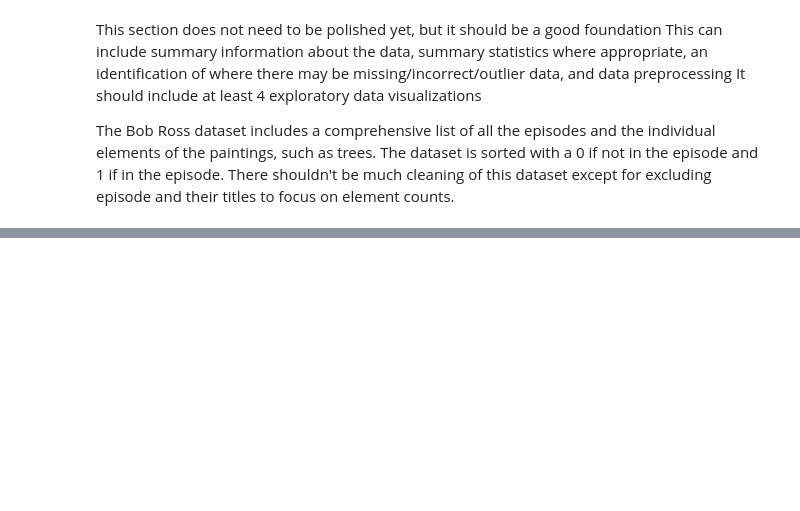
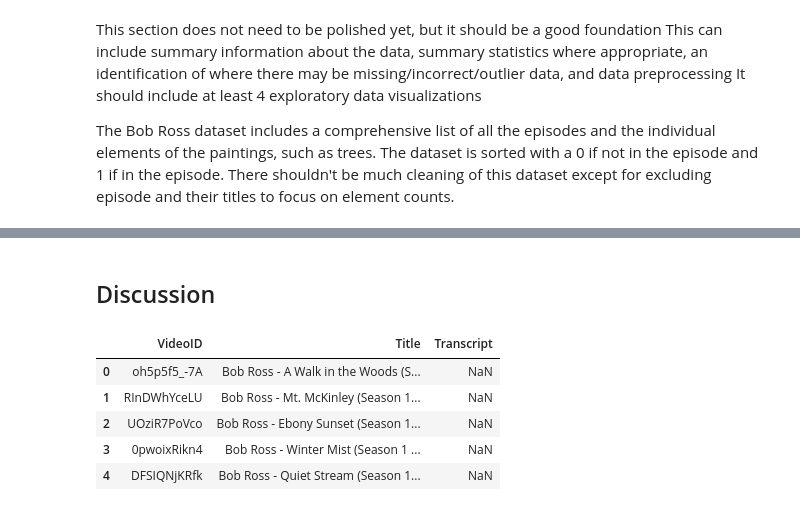
Before and after one commit to lololee88/dh140final, a Jupyter notebook: Final_Project.ipynb, the cells around one changed output, grey strips where cells are left out. Saved outputs shown, nothing was run; the diff lists cells and outputs as text; code cells hidden in the pictures; blank space fills up the shorter version.

```diff
--- a/Final_Project.ipynb
+++ b/Final_Project.ipynb
@@ -46,0 +384,18 @@ I want to use the Youtube API to look at the transcripts of Bob Ross episodes an
+# %% [markdown]
+## Discussion
+# %%
+# Replace 'transcripts.csv' with the actual filename if it's different
+csv_filename = 'transcripts.csv'
+
+# Load the CSV file into a pandas DataFrame
+df = pd.read_csv(csv_filename)
+
+# Display the DataFrame
+df.head()
+# %% [output]
+|  | VideoID | Title | Transcript |
+| 0 | oh5p5f5_-7A | Bob Ross - A Walk in the Woods (S... | NaN |
+| 1 | RInDWhYceLU | Bob Ross - Mt. McKinley (Season 1... | NaN |
+| 2 | UOziR7PoVco | Bob Ross - Ebony Sunset (Season 1... | NaN |
+| 3 | 0pwoixRikn4 | Bob Ross - Winter Mist (Season 1 ... | NaN |
+| 4 | DFSIQNjKRfk | Bob Ross - Quiet Stream (Season 1... | NaN |
```
Also changed, not shown: parts of 14 cells of this notebook, 2 other files.
